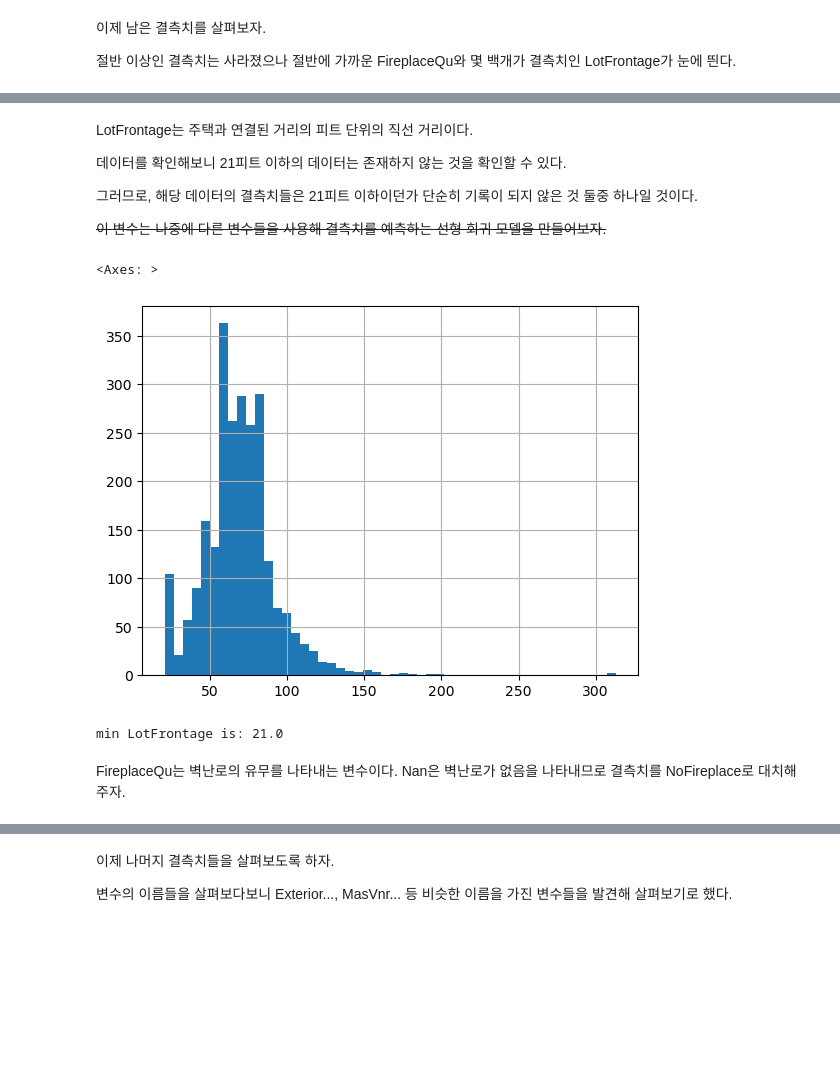
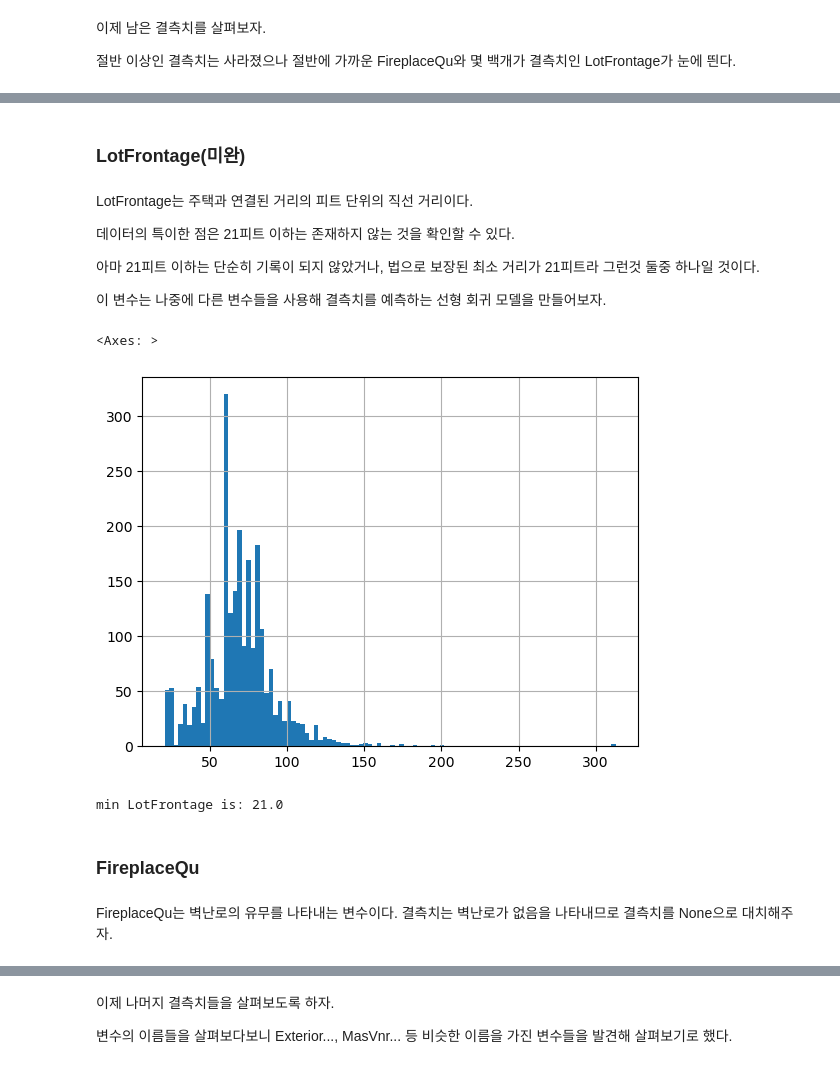
Before and after one commit to Usunwoo/kaggle-house_price, a Jupyter notebook: house_price.ipynb, the cells around one changed output, grey strips where cells are left out. Cells and saved outputs as stored; diff of their text form; code cells hidden in the pictures; blank space fills up the shorter version.

```diff
--- a/house_price.ipynb
+++ b/house_price.ipynb
@@ -184,4 +186,4 @@ Alley의 결측치는 NoAlley라는 이름으로 대체시킨다.
 # %%
-df.Alley = df.Alley.fillna('NoAlley')
+df.Alley = df.Alley.fillna('None')
 df.Alley.value_counts()
 # %% [output]
@@ -208,4 +212,4 @@ PoolQC의 결측치는 NoPool로 대체시켜주었다.
 # %%
-df.PoolQC = df.PoolQC.fillna('NoPool')
+df.PoolQC = df.PoolQC.fillna('None')
 df.PoolQC.value_counts()
 # %% [output]
@@ -221,4 +227,4 @@ Fence의 결측치는 울타리가 없음을, MiscFeature의 결측치는 기타
 # %%
-df.Fence = df.Fence.fillna('NoFence')
+df.Fence = df.Fence.fillna('None')
 df.Fence.value_counts()
 # %% [output]
@@ -230,5 +236,5 @@ MnWw         12
 Name: Fence, dtype: int64
 # %%
-df.MiscFeature = df.MiscFeature.fillna('NoMiscFeature')
+df.MiscFeature = df.MiscFeature.fillna('None')
 df.MiscFeature.value_counts()
 # %% [output]
@@ -262,23 +268,27 @@ GarageCond       159
 SaleType           1
 SalePrice       1459
 dtype: int64
+# %% [markdown]
+### LotFrontage(미완)
 # %% [markdown]
 LotFrontage는 주택과 연결된 거리의 피트 단위의 직선 거리이다.
 
-데이터를 확인해보니 21피트 이하의 데이터는 존재하지 않는 것을 확인할 수 있다.
+데이터의 특이한 점은 21피트 이하는 존재하지 않는 것을 확인할 수 있다.
 
-그러므로, 해당 데이터의 결측치들은 21피트 이하이던가 단순히 기록이 되지 않은 것 둘중 하나일 것이다.
+아마 21피트 이하는 단순히 기록이 되지 않았거나, 법으로 보장된 최소 거리가 21피트라 그런것 둘중 하나일 것이다.
 
-~~이 변수는 나중에 다른 변수들을 사용해 결측치를 예측하는 선형 회귀 모델을 만들어보자.~~
+이 변수는 나중에 다른 변수들을 사용해 결측치를 예측하는 선형 회귀 모델을 만들어보자.
 # %%
-display(df.LotFrontage.hist(bins=50))
+display(df.LotFrontage.hist(bins=100))
 # %% [output]
 <Axes: >
-[figure, old version]
+[figure, new version]
 # %%
 print(f'min LotFrontage is: {df.LotFrontage.min()}')
 # %% [output]
 min LotFrontage is: 21.0
+# %% [markdown]
+### FireplaceQu
 # %% [markdown]
-FireplaceQu는 벽난로의 유무를 나타내는 변수이다. Nan은 벽난로가 없음을 나타내므로 결측치를 NoFireplace로 대치해주자.
+FireplaceQu는 벽난로의 유무를 나타내는 변수이다. 결측치는 벽난로가 없음을 나타내므로 결측치를 None으로 대치해주자.
 # %%
```
Also changed, not shown: parts of 182 cells of this notebook.
